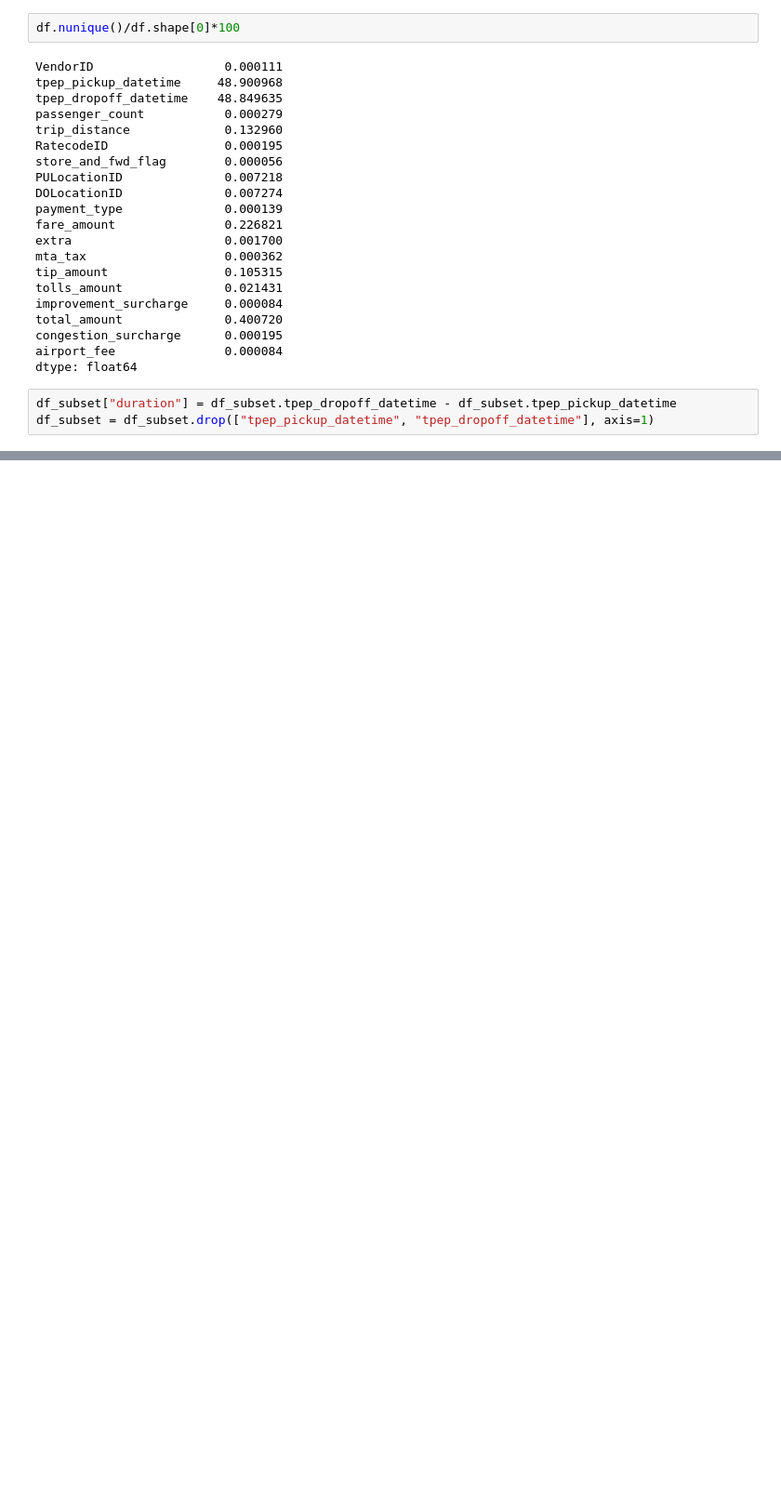
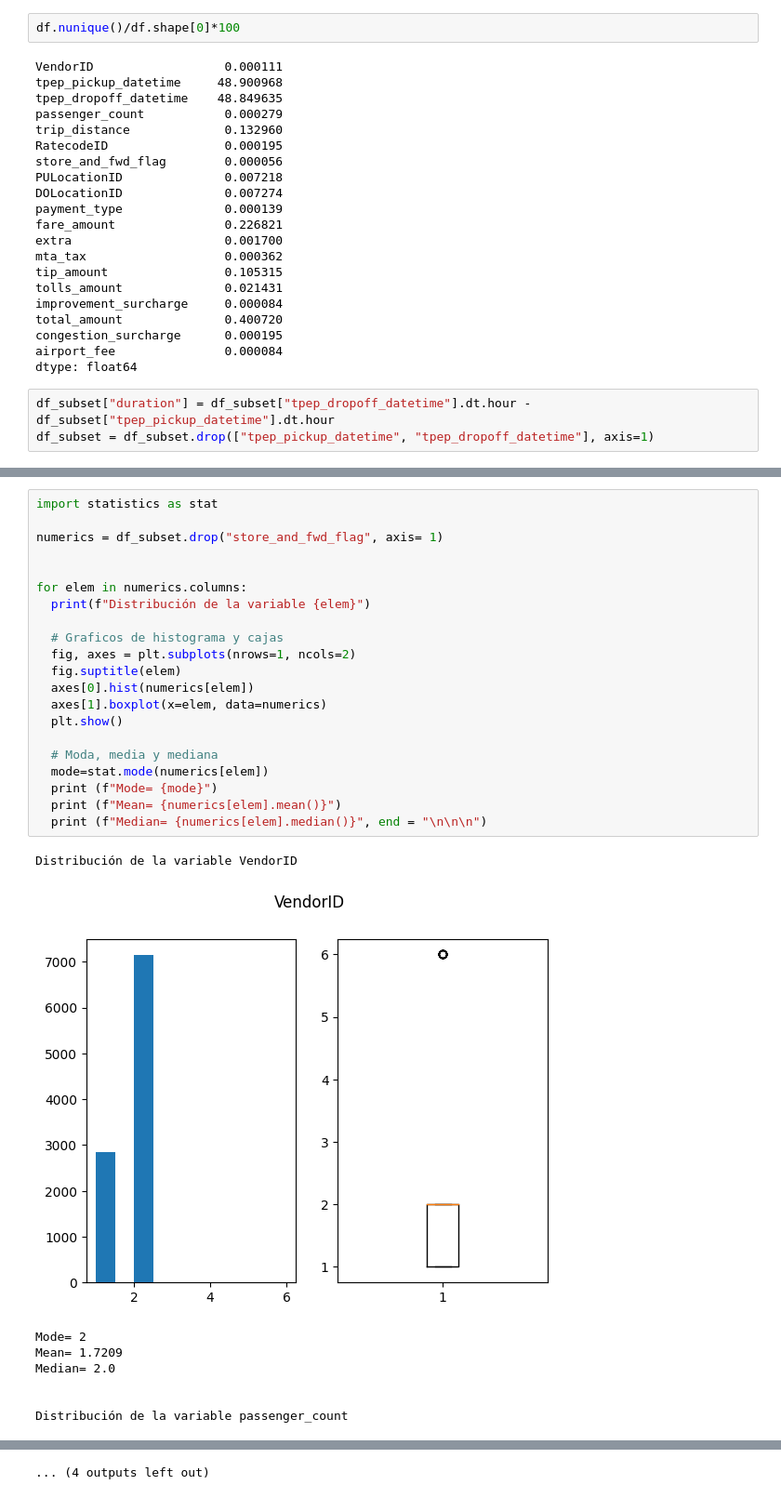
Before and after one commit to agustinediz/Cab_client_predictive, a Jupyter notebook: EDA.ipynb, the cells around one changed output, grey strips where cells are left out. Shown at 93% size. Drawn from its saved outputs; the diff is of its cells as text; blank space fills up the shorter version.

```diff
--- a/EDA.ipynb
+++ b/EDA.ipynb
@@ -88,5 +93,5 @@ congestion_surcharge      0.000195
 airport_fee               0.000084
 dtype: float64
 # %%
-df_subset["duration"] = df_subset.tpep_dropoff_datetime - df_subset.tpep_pickup_datetime
+df_subset["duration"] = df_subset["tpep_dropoff_datetime"].dt.hour - df_subset["tpep_pickup_datetime"].dt.hour
 df_subset = df_subset.drop(["tpep_pickup_datetime", "tpep_dropoff_datetime"], axis=1)
@@ -92,0 +110,30 @@ df_subset = df_subset.drop(["tpep_pickup_datetime", "tpep_dropoff_datetime"], ax
+# %%
+import statistics as stat
+
+numerics = df_subset.drop("store_and_fwd_flag", axis= 1)
+
+
+for elem in numerics.columns:
+  print(f"Distribución de la variable {elem}")
+
+  # Graficos de histograma y cajas
+  fig, axes = plt.subplots(nrows=1, ncols=2)
+  fig.suptitle(elem)
+  axes[0].hist(numerics[elem])
+  axes[1].boxplot(x=elem, data=numerics)
+  plt.show()
+
+  # Moda, media y mediana
+  mode=stat.mode(numerics[elem])
+  print (f"Mode= {mode}")
+  print (f"Mean= {numerics[elem].mean()}")
+  print (f"Median= {numerics[elem].median()}", end = "\n\n\n")
+# %% [output]
+Distribución de la variable VendorID
+[figure, added]
+Mode= 2
+Mean= 1.7209
+Median= 2.0
+
+
+Distribución de la variable passenger_count
@@ -92,0 +169 @@ df_subset = df_subset.drop(["tpep_pickup_datetime", "tpep_dropoff_datetime"], ax
+... (4 outputs left out)
```
Also changed, not shown: parts of 4 cells of this notebook.
